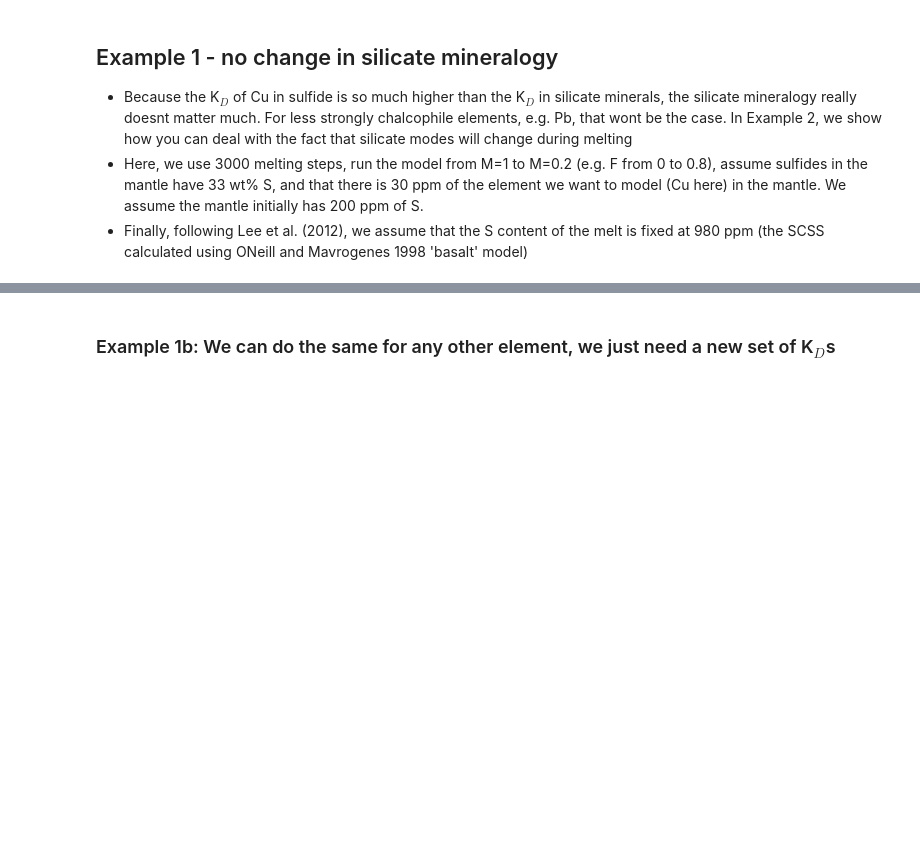
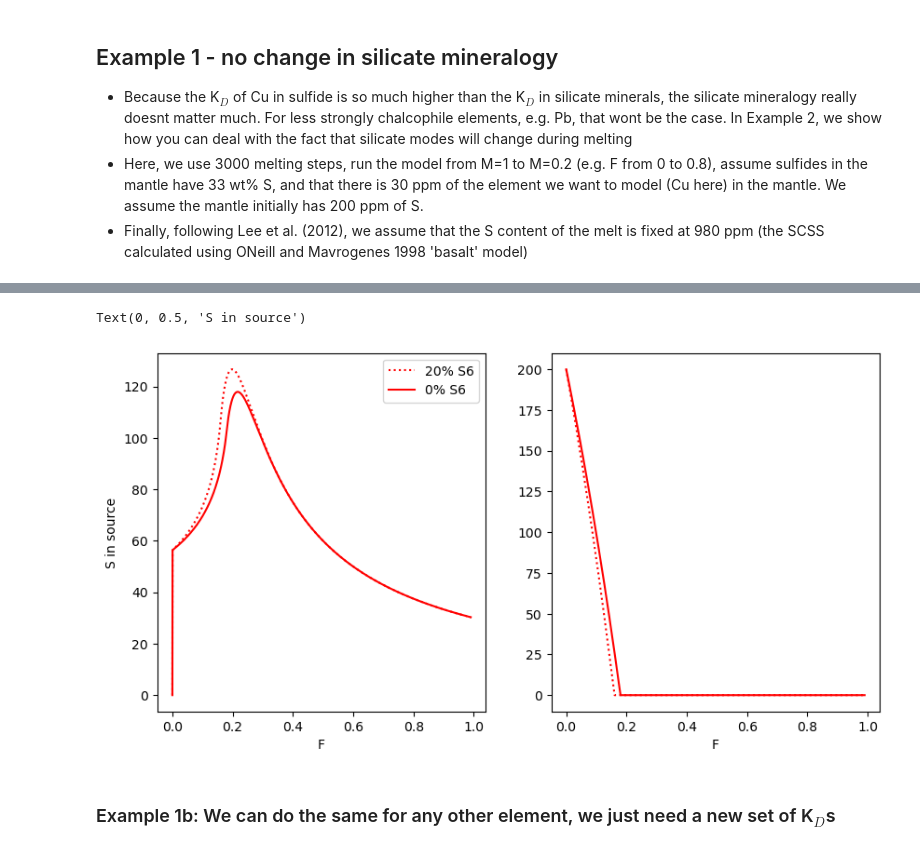
Before and after one commit to PennyWieser/PySulfSat, a Jupyter notebook: docs/Examples/Mantle_Melting_Lee_Wieser/Simple_Melting_Cu_S_Ba.ipynb, the cells around one changed output, grey strips where cells are left out. Cells and saved outputs as stored; diff of their text form; code cells hidden in the pictures; blank space fills up the shorter version.

```diff
--- a/docs/Examples/Mantle_Melting_Lee_Wieser/Simple_Melting_Cu_S_Ba.ipynb
+++ b/docs/Examples/Mantle_Melting_Lee_Wieser/Simple_Melting_Cu_S_Ba.ipynb
@@ -53,3 +68,18 @@ df_Cu_200S.head()
+# %%
+fig, (ax1, ax2) = plt.subplots(1, 2, figsize=(10,5))
+ax1.plot(df_Cu_200S_s6['F'], df_Cu_200S_s6['Cu_Melt_Agg'], ':r', label='20% S6')
+ax1.plot(df_Cu_200S['F'], df_Cu_200S['Cu_Melt_Agg'], '-r', label='0% S6')
+
+ax2.plot(df_Cu_200S_s6['F'], df_Cu_200S_s6['S_Residue'], ':r', label='20% S6')
+ax2.plot(df_Cu_200S['F'], df_Cu_200S['S_Residue'], '-r', label='0% S6')
+ax1.legend()
+ax1.set_xlabel('F')
+ax2.set_xlabel('F')
+ax1.set_ylabel('Cu in agg melt')
+ax1.set_ylabel('S in source')
+# %% [output]
+Text(0, 0.5, 'S in source')
+[figure, added]
 # %% [markdown]
 ### Example 1b: We can do the same for any other element, we just need a new set of K$_{D}$s
 # %%
```
Also changed, not shown: parts of 4 cells of this notebook, 10 other files.
